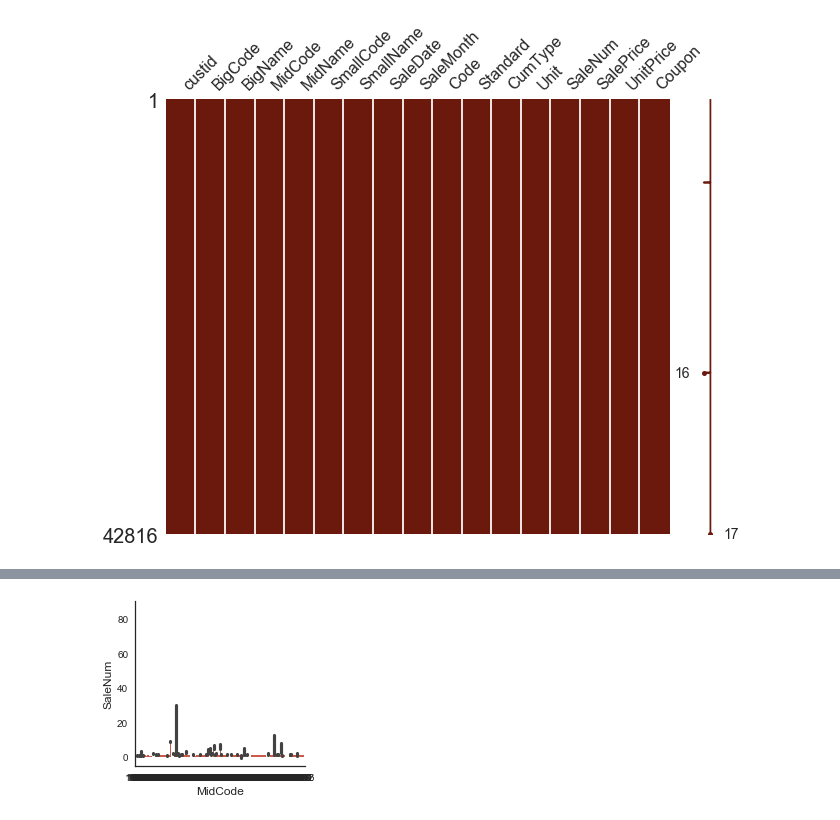
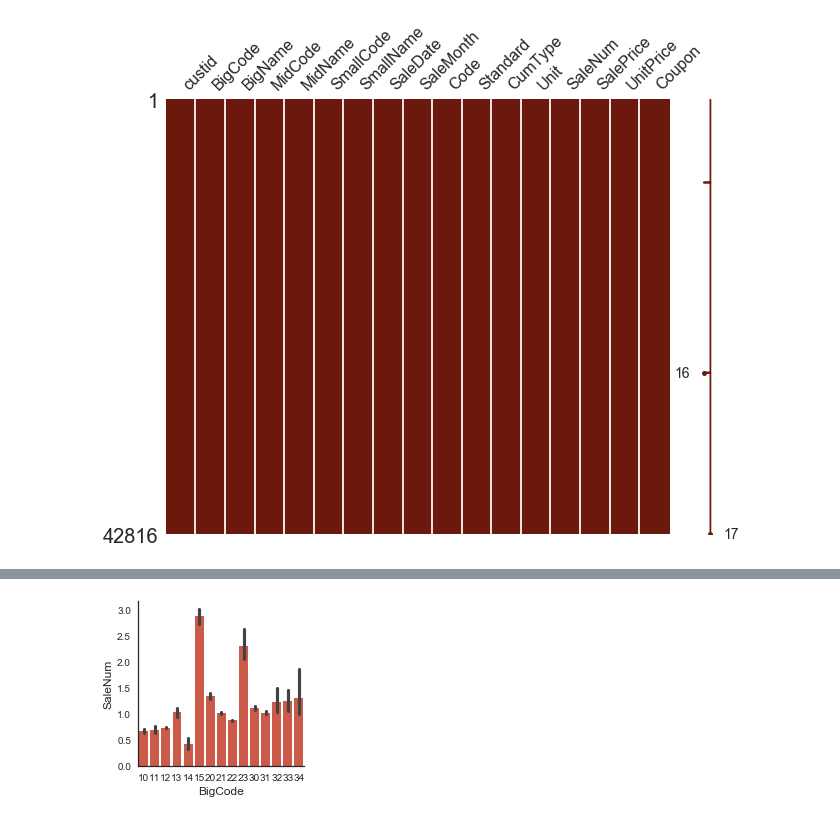
Before and after one commit to dereksjtu/MachineLearning_Matches, a Jupyter notebook: supermarket/EDA_supermarket.ipynb, the cells around one changed output, grey strips where cells are left out. Drawn from its saved outputs; the diff is of its cells as text; code cells hidden in the pictures.

```diff
--- a/supermarket/EDA_supermarket.ipynb
+++ b/supermarket/EDA_supermarket.ipynb
@@ -143,4 +135,4 @@ NameError: name 'train_float' is not defined
 # %%
-plot_categories( train , cat = 'MidCode' , target = 'SaleNum' )
+plot_categories( train , cat = 'BigCode' , target = 'SaleNum' )
 # %% [output]
-[figure, old version]
+[figure, new version]
```
Also changed, not shown: parts of 8 cells of this notebook.
